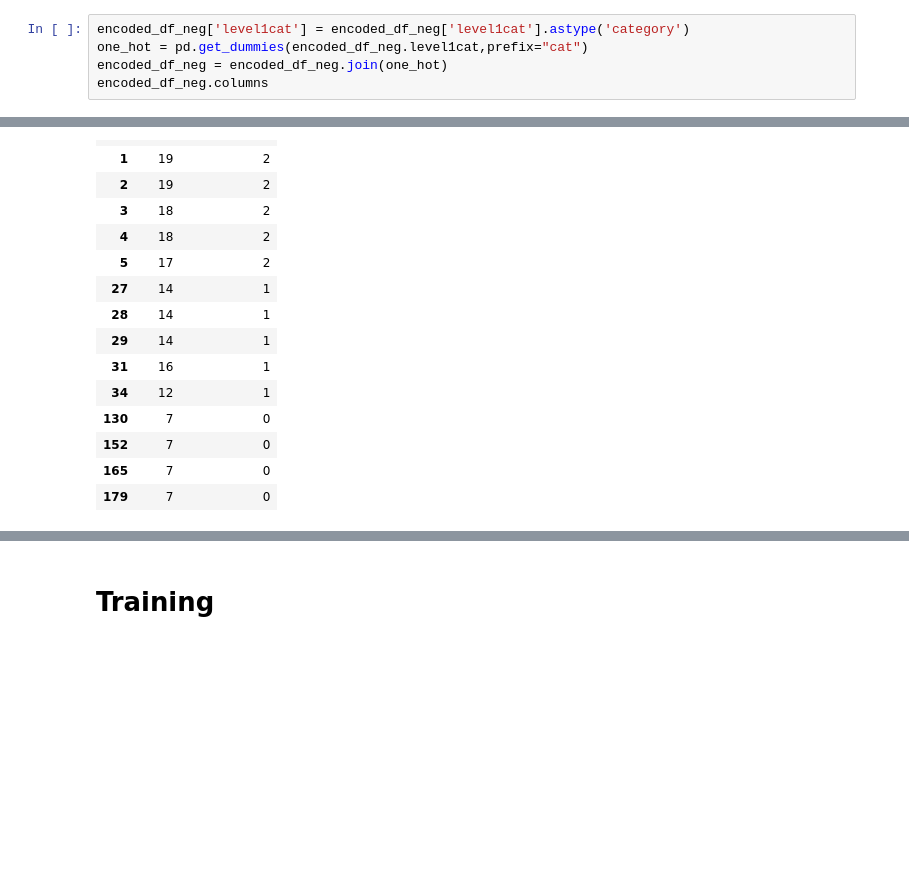
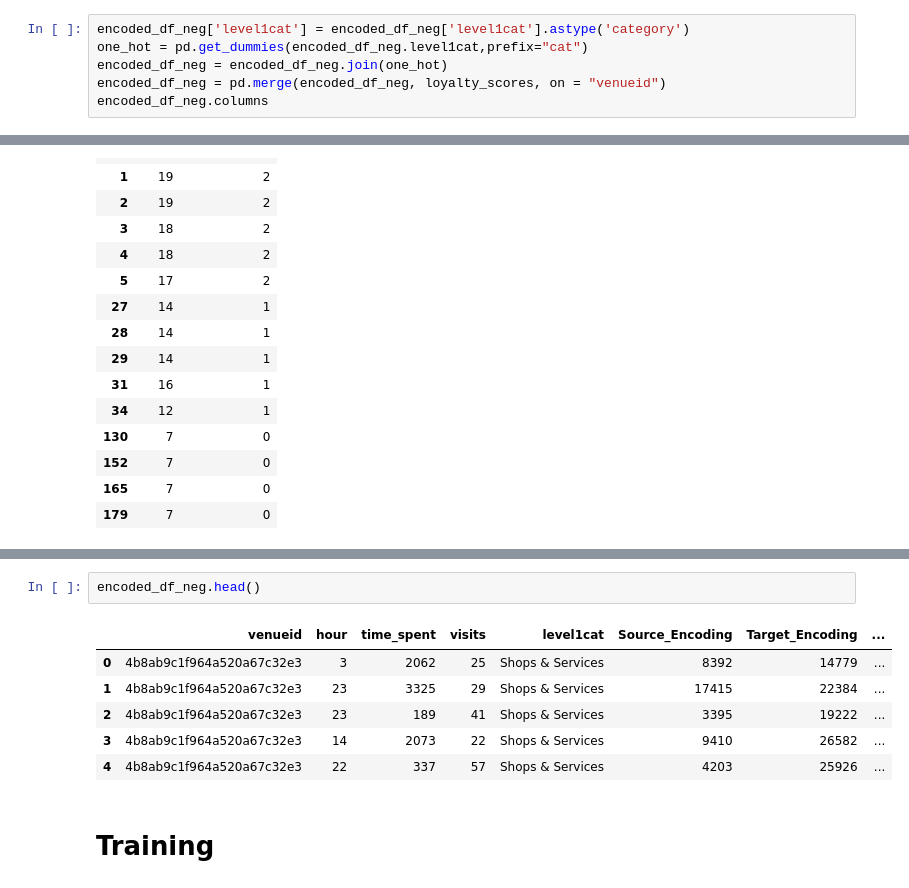
Before and after one commit to Djadih/Complex-Networks-Colocations, a Jupyter notebook: time_prediction.ipynb, the cells around one changed output, grey strips where cells are left out. Saved outputs shown, nothing was run; the diff lists cells and outputs as text; blank space fills up the shorter version.

```diff
--- a/time_prediction.ipynb
+++ b/time_prediction.ipynb
@@ -118,6 +141,7 @@ Index(['venueid', 'hour', 'time_spent', 'visits', 'level1cat',
 encoded_df_neg['level1cat'] = encoded_df_neg['level1cat'].astype('category')
 one_hot = pd.get_dummies(encoded_df_neg.level1cat,prefix="cat")
 encoded_df_neg = encoded_df_neg.join(one_hot)
+encoded_df_neg = pd.merge(encoded_df_neg, loyalty_scores, on = "venueid")
 encoded_df_neg.columns
 # %% [output]
 Index(['venueid', 'hour', 'time_spent', 'visits', 'level1cat',
@@ -170,3 +194,12 @@ encoded_df_pos.head()
+# %%
+encoded_df_neg.head()
+# %% [output]
+|  | venueid | hour | time_spent | visits | level1cat | Source_Encoding | Target_Encoding | ... |
+| 0 | 4b8ab9c1f964a520a67c32e3 | 3 | 2062 | 25 | Shops & Services | 8392 | 14779 | ... |
+| 1 | 4b8ab9c1f964a520a67c32e3 | 23 | 3325 | 29 | Shops & Services | 17415 | 22384 | ... |
+| 2 | 4b8ab9c1f964a520a67c32e3 | 23 | 189 | 41 | Shops & Services | 3395 | 19222 | ... |
+| 3 | 4b8ab9c1f964a520a67c32e3 | 14 | 2073 | 22 | Shops & Services | 9410 | 26582 | ... |
+| 4 | 4b8ab9c1f964a520a67c32e3 | 22 | 337 | 57 | Shops & Services | 4203 | 25926 | ... |
 # %% [markdown]
 # Training
 # %%
```
Also changed, not shown: parts of 21 cells of this notebook, 1 other file.
